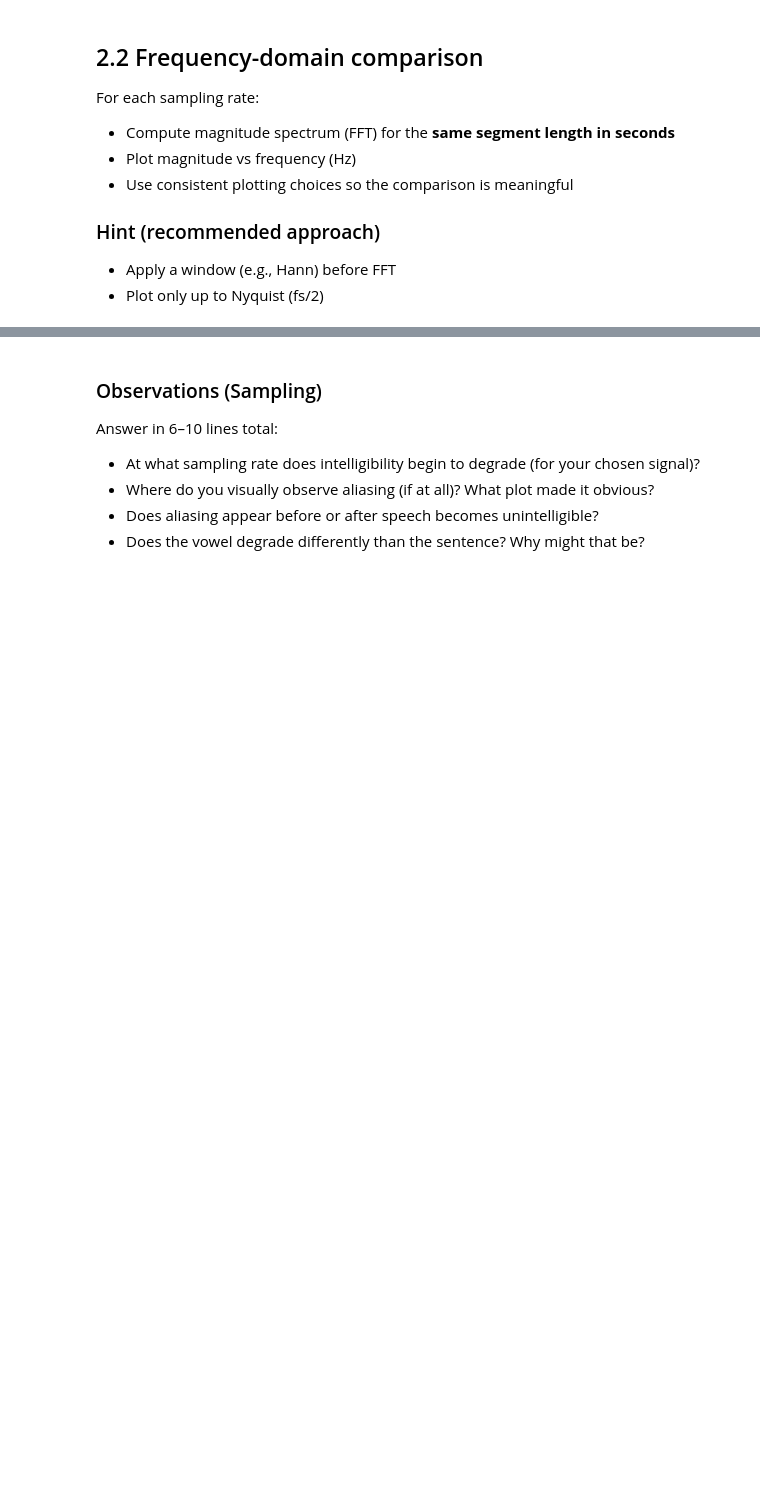
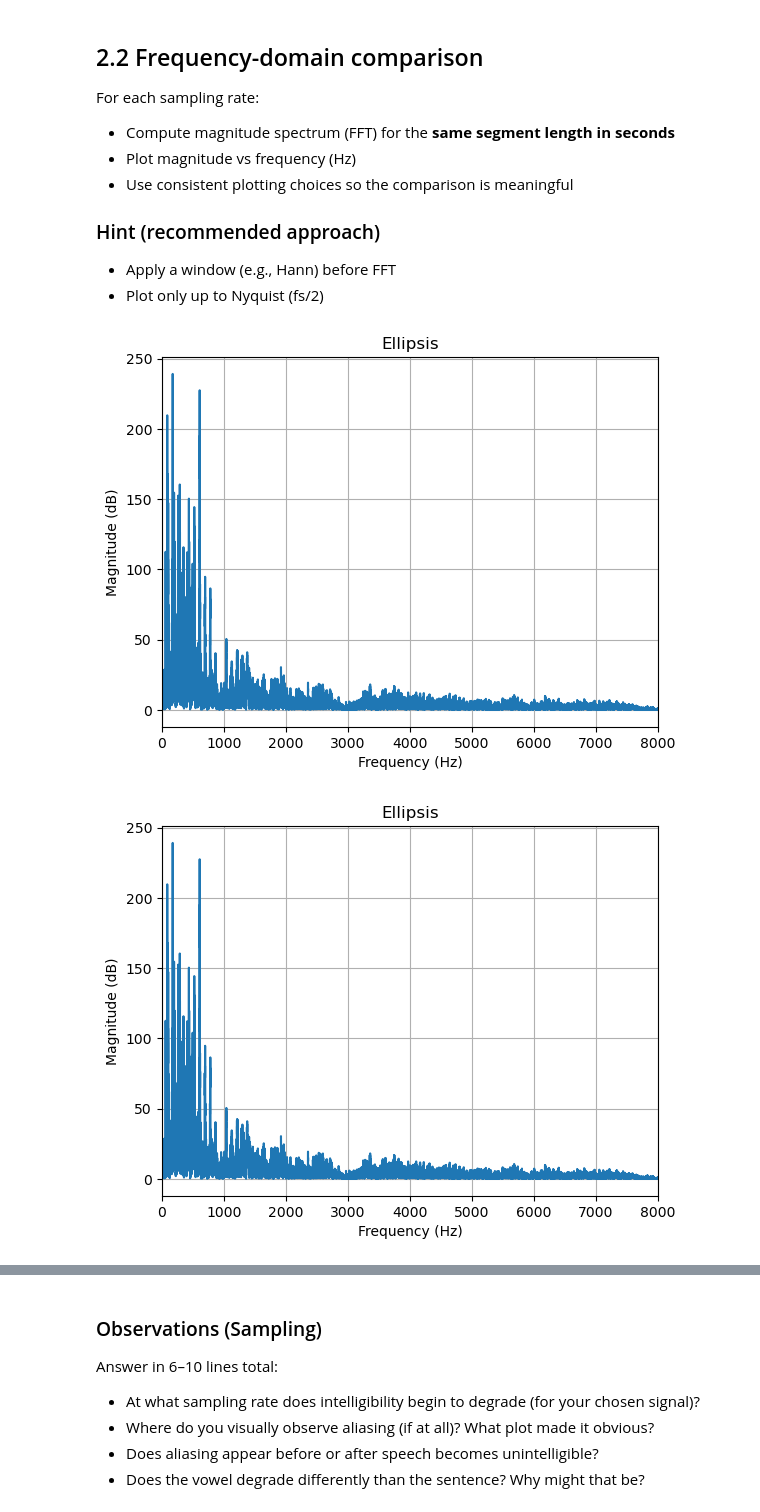
Before and after one commit to kkodachi/ee519-HW1, a Jupyter notebook: HW1_Notebook1_Recording_Sampling_Quantization.ipynb, the cells around one changed output, grey strips where cells are left out. Drawn from its saved outputs; the diff is of its cells as text; code cells hidden in the pictures; blank space fills up the shorter version.

```diff
--- a/HW1_Notebook1_Recording_Sampling_Quantization.ipynb
+++ b/HW1_Notebook1_Recording_Sampling_Quantization.ipynb
@@ -322,16 +339,30 @@ For each sampling rate:
 # TODO: Implement FFT magnitude spectrum helper
 def magnitude_spectrum(x, fs):
     """Return frequency axis (Hz) and magnitude spectrum (linear or dB)."""
-    raise NotImplementedError("Implement magnitude_spectrum")
+    # raise NotImplementedError("Implement magnitude_spectrum")
+    # apply hanning window
+    n = len(x)
+    x_w = x * np.hanning(n)
+
+    # compute fft and freq axis
+    X = np.fft.rfft(x_w)
+    freqs = np.fft.rfftfreq(n, d=1/fs)
+
+    mag = np.abs(X)
+
+    return freqs, mag
 # %%
 # TODO: Plot spectra for each sampling rate
-# for key, (x, fs) in signals.items():
-#     f, mag = magnitude_spectrum(...)
-#     plt.figure()
-#     plt.plot(f, mag)
-#     plt.title(...)
-#     plt.xlabel("Frequency (Hz)")
-#     plt.ylabel("Magnitude (dB)" or "Magnitude")
-#     plt.xlim(0, fs/2)
-#     plt.grid(True)
-#     plt.show()
+for key, (x, fs) in signals.items():
+    f, mag = magnitude_spectrum(x,fs)
+    plt.figure()
+    plt.plot(f, mag)
+    plt.title(...)
+    plt.xlabel("Frequency (Hz)")
+    plt.ylabel("Magnitude (dB)" or "Magnitude")
+    plt.xlim(0, fs/2)
+    plt.grid(True)
+    plt.show()
+# %% [output]
+[figure, added]
+[figure, added]
```
Also changed, not shown: parts of 6 cells of this notebook.
